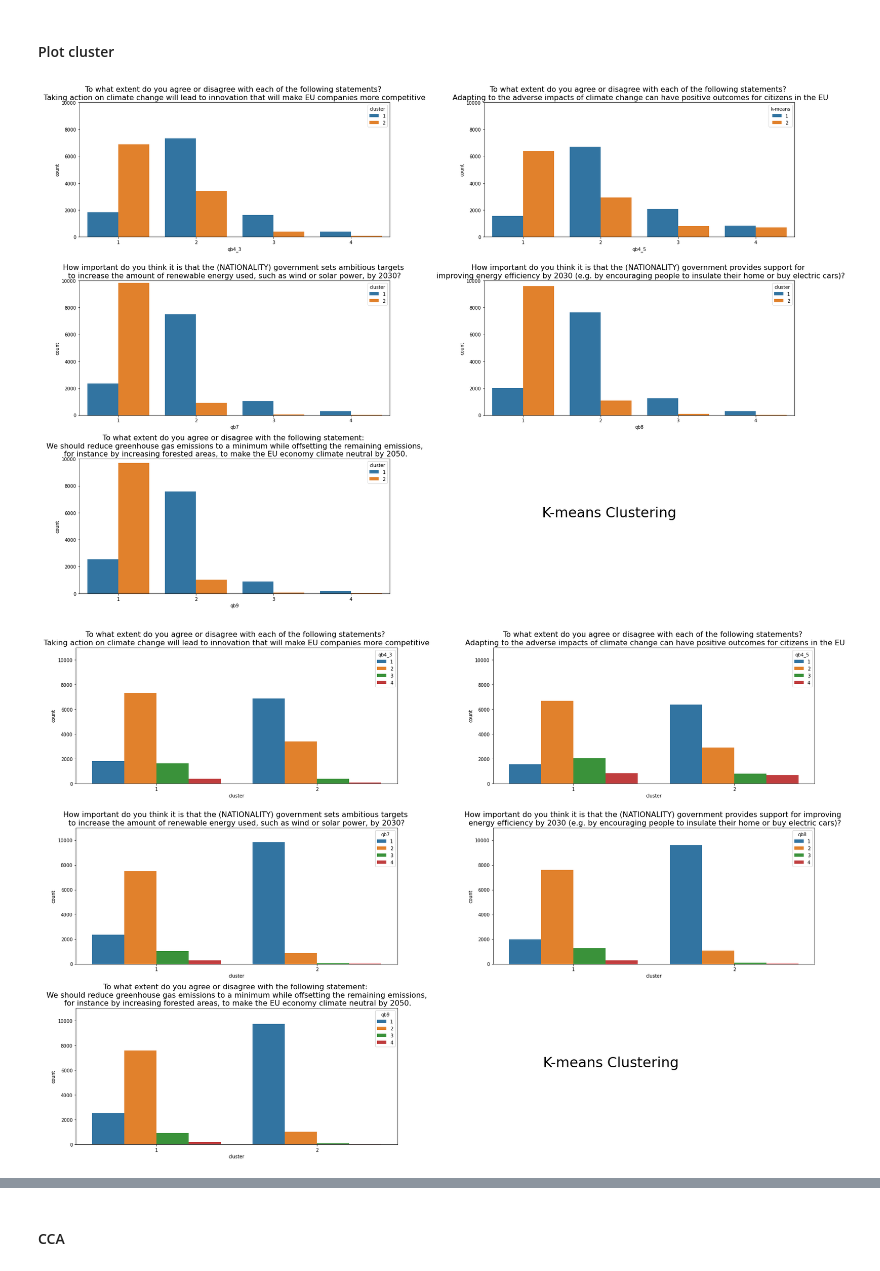
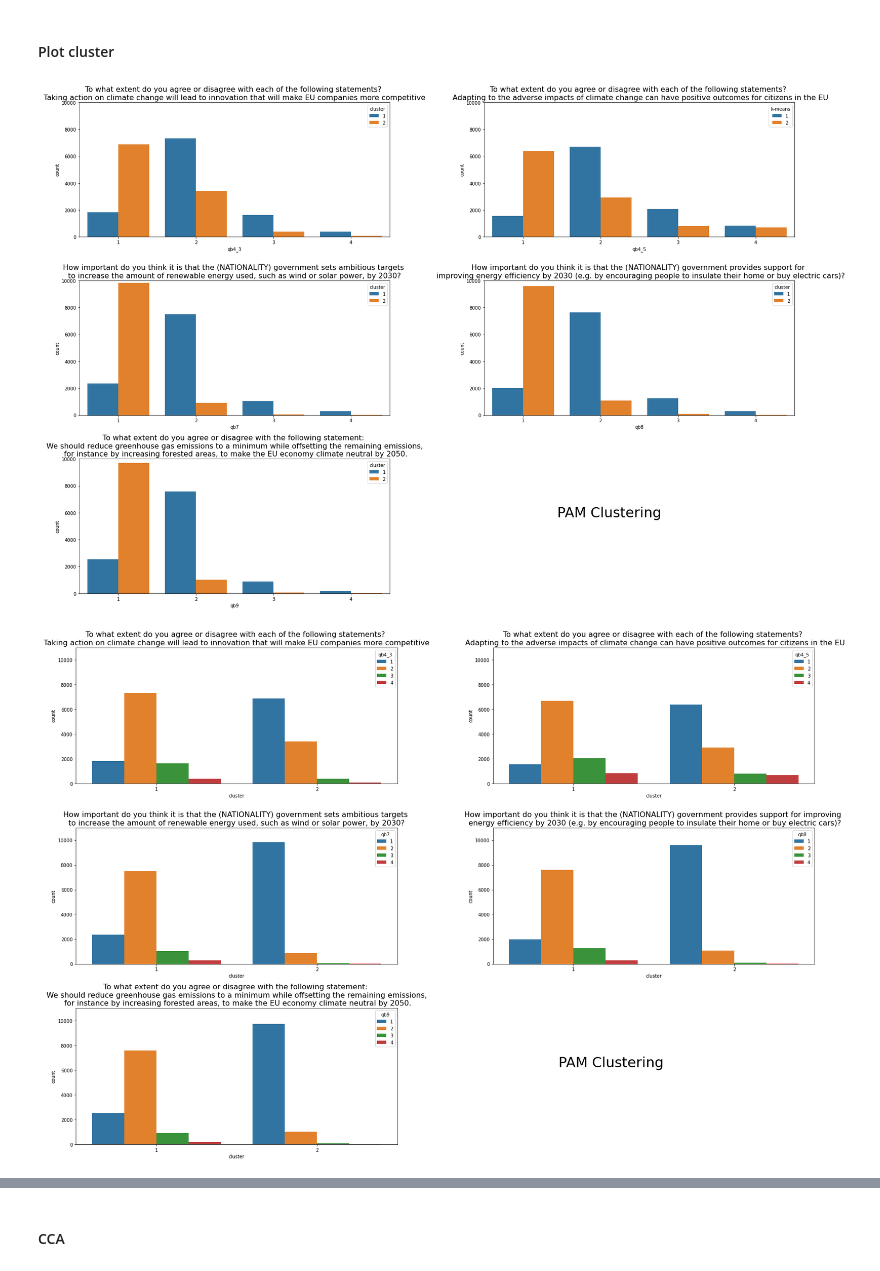
Before and after one commit to claudiagiuspoli/pro-environmental-behaviour, a Jupyter notebook: data viz.ipynb, the cells around one changed output, grey strips where cells are left out. Saved outputs shown, nothing was run; the diff lists cells and outputs as text; code cells hidden in the pictures.

```diff
--- a/data viz.ipynb
+++ b/data viz.ipynb
@@ -473,36 +497,36 @@ plt.show()
 # %%
 import seaborn as sns
 import matplotlib.pyplot as plt
 
 f, axes = plt.subplots(3, 2, figsize=(25, 16))
 
 sns.countplot(x=df['qb4_3'],hue=df['cluster'], ax= axes[0, 0]).set_title('To what extent do you agree or disagree with each of the following statements? \n Taking action on climate change will lead to innovation that will make EU companies more competitive ',fontsize=16)
 sns.countplot(x=df['qb4_5'],hue=df['cluster'], ax=axes[0, 1]).set_title("To what extent do you agree or disagree with each of the following statements? \n Adapting to the adverse impacts of climate change can have positive outcomes for citizens in the EU",fontsize=16)
 sns.countplot(x=df['qb7'],hue=df['cluster'], ax=axes[1, 0]).set_title("How important do you think it is that the (NATIONALITY) government sets ambitious targets \n to increase the amount of renewable energy used, such as wind or solar power, by 2030? ",fontsize=16)
 sns.countplot(x=df['qb8'],hue=df['cluster'],ax= axes[1, 1]).set_title("How important do you think it is that the (NATIONALITY) government provides support for \n improving energy efficiency by 2030 (e.g. by encouraging people to insulate their home or buy electric cars)?",fontsize=16)
 sns.countplot(x=df['qb9'],hue=df['cluster'], ax=axes[2, 0]).set_title("To what extent do you agree or disagree with the following statement: \n We should reduce greenhouse gas emissions to a minimum while offsetting the remaining emissions, \n for instance by increasing forested areas, to make the EU economy climate neutral by 2050.",fontsize=16)
 
 axes[0, 0].set_ylim(0,10000)
 axes[0, 1].set_ylim(0,10000)
 axes[1, 0].set_ylim(0,10000)
 axes[1, 1].set_ylim(0,10000)
 axes[2, 0].set_ylim(0,10000)
 
 #axes[0, 0].set_xticklabels(['1','2','3','4'])
 
 axes[0, 1].legend(loc = 'upper right', title='k-means')
 
 f.delaxes(axes[2,1]) #The indexing is zero-based here
 
-f.suptitle('K-means Clustering', fontsize = 30, x = 0.7, y = 0.2)
+f.suptitle('PAM Clustering', fontsize = 30, x = 0.7, y = 0.2)
 
 
 plt.tight_layout()
 
-#plt.savefig('k-means_clustering.png')
+plt.savefig('PAM_clustering.png')
 plt.show()
 # %% [output]
-[figure, old version]
+[figure, new version]
 # %%
 f, axes = plt.subplots(3, 2, figsize=(25, 16))
 
@@ -522,12 +546,12 @@ axes[0, 1].legend(loc = 'upper right', title='qb4_5')
 
 f.delaxes(axes[2,1]) #The indexing is zero-based here
 
-f.suptitle('K-means Clustering', fontsize = 30, x = 0.7, y = 0.2)
+f.suptitle('PAM Clustering', fontsize = 30, x = 0.7, y = 0.2)
 
 
 plt.tight_layout()
 
-#plt.savefig('k-means_clustering2.png')
+plt.savefig('PAM_clustering2.png')
 plt.show()
 # %% [output]
-[figure, old version]
+[figure, new version]
```
Also changed, not shown: parts of 13 cells of this notebook, 6 other files.
